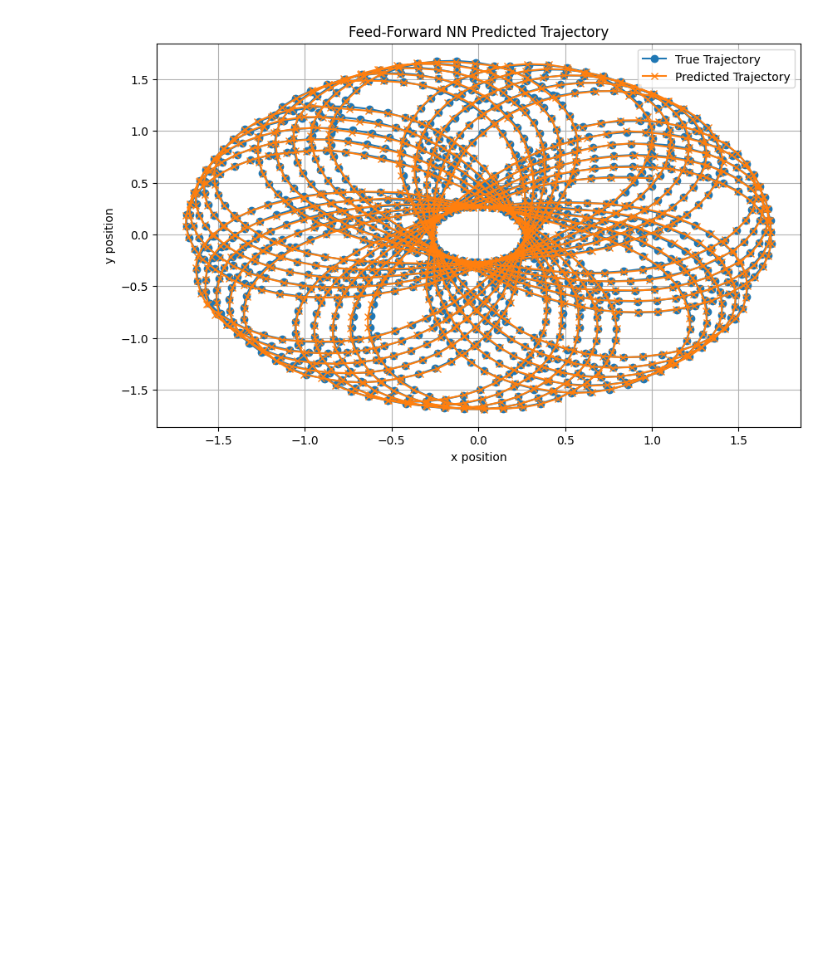
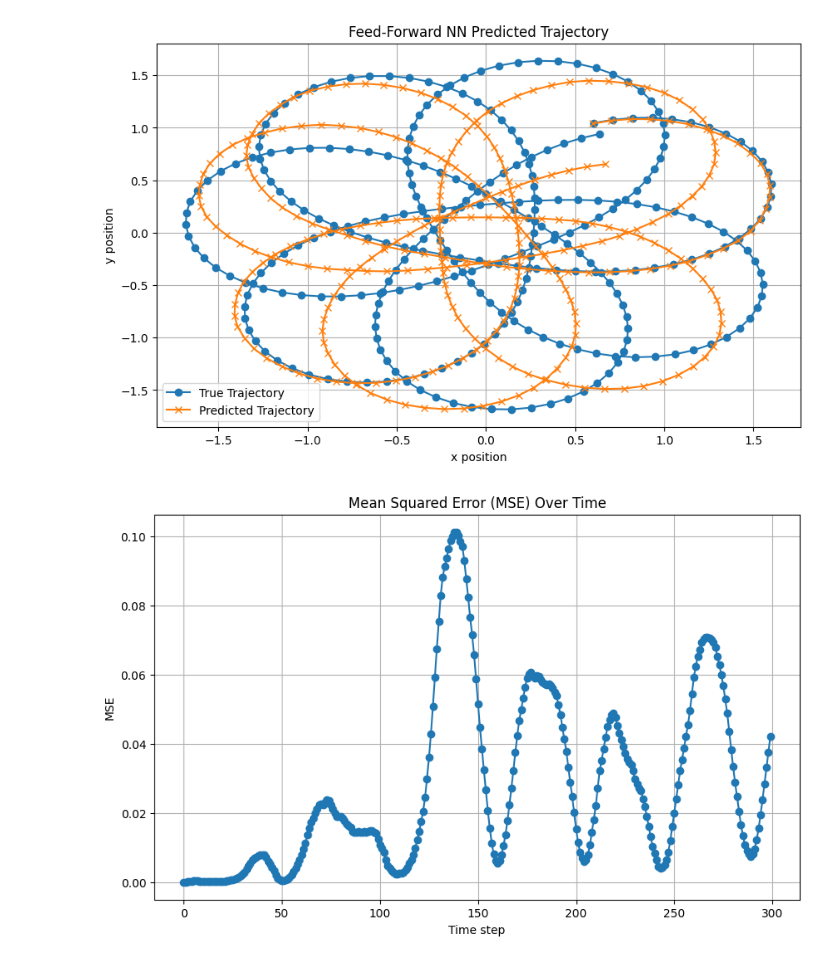
Before and after one commit to green3diamond/PINN-project-particle, a Jupyter notebook: vizualize.ipynb, the cells around one changed output. Drawn from its saved outputs; the diff is of its cells as text; code cells hidden in the pictures; blank space fills up the shorter version.

```diff
--- a/vizualize.ipynb
+++ b/vizualize.ipynb
@@ -9,7 +9,7 @@ from src.network import FeedForwardNN, RecurrentNN
 from train import train_model, evaluate_model
 
 batch_size = 64
-num_epochs = 100
+num_epochs = 1000
 
 
 def load_data(file_path):
@@ -63,12 +63,18 @@ def plot_positions(positions, title):
     plt.grid(True)
     plt.show()
 
-def plot_predicted_trajectories(model, input_states, true_positions, title):
+def plot_predicted_trajectories(model, initial_state, true_positions, title, steps=300):
     model.eval()
+    predicted_positions = []
+    state = initial_state.unsqueeze(0)  # Add batch dimension
+
     with torch.no_grad():
-        predicted_states = model(input_states).numpy()
+        for _ in range(steps):
+            predicted_state = model(state)
+            predicted_positions.append(predicted_state[:, 2:].numpy())
+            state = predicted_state  # Use the output as the next input
 
-    predicted_positions = predicted_states[:, 2:]  # Extract predicted positions
+    predicted_positions = np.concatenate(predicted_positions, axis=0)
 
     plt.figure(figsize=(10, 6))
     plt.plot(true_positions[:, 0], true_positions[:, 1], label='True Trajectory', marker='o')
@@ -80,10 +86,25 @@ def plot_predicted_trajectories(model, input_states, true_positions, title):
     plt.grid(True)
     plt.show()
 
-# Prepare input data for plotting predicted trajectories
-test_input_states_np = test_input_states.numpy()
-test_output_positions_np = test_output_states[:, 2:].numpy()
+    return predicted_positions
 
-# Plot predicted trajectories for feed-forward neural network
-plot_predicted_trajectories(model, test_input_states, test_output_positions_np, 'Feed-Forward NN Predicted Trajectory')
+# Prepare initial state for iterative prediction
+initial_state = test_input_states[0]
+
+# Extract true positions for comparison
+true_positions = test_output_states.numpy()[:300, 2:]
+
+# Plot predicted trajectories using the model iteratively
+predicted_positions = plot_predicted_trajectories(model, initial_state, true_positions, 'Feed-Forward NN Predicted Trajectory')
+
+# Calculate and plot mean squared error (MSE) as a function of time
+mse = np.mean((true_positions - predicted_positions) ** 2, axis=1)
+
+plt.figure(figsize=(10, 6))
+plt.plot(mse, marker='o')
+plt.title('Mean Squared Error (MSE) Over Time')
+plt.xlabel('Time step')
+plt.ylabel('MSE')
+plt.grid(True)
+plt.show()
 # %% [output]
@@ -91,4 +112,5 @@ Test Loss: 4.49087858701226e-05
-[figure, old version]
+[figure, new version]
+[figure, added]
 # %%
 import torch
 import torch.nn as nn
```
Also changed, not shown: parts of 3 cells of this notebook, 1 other file.
